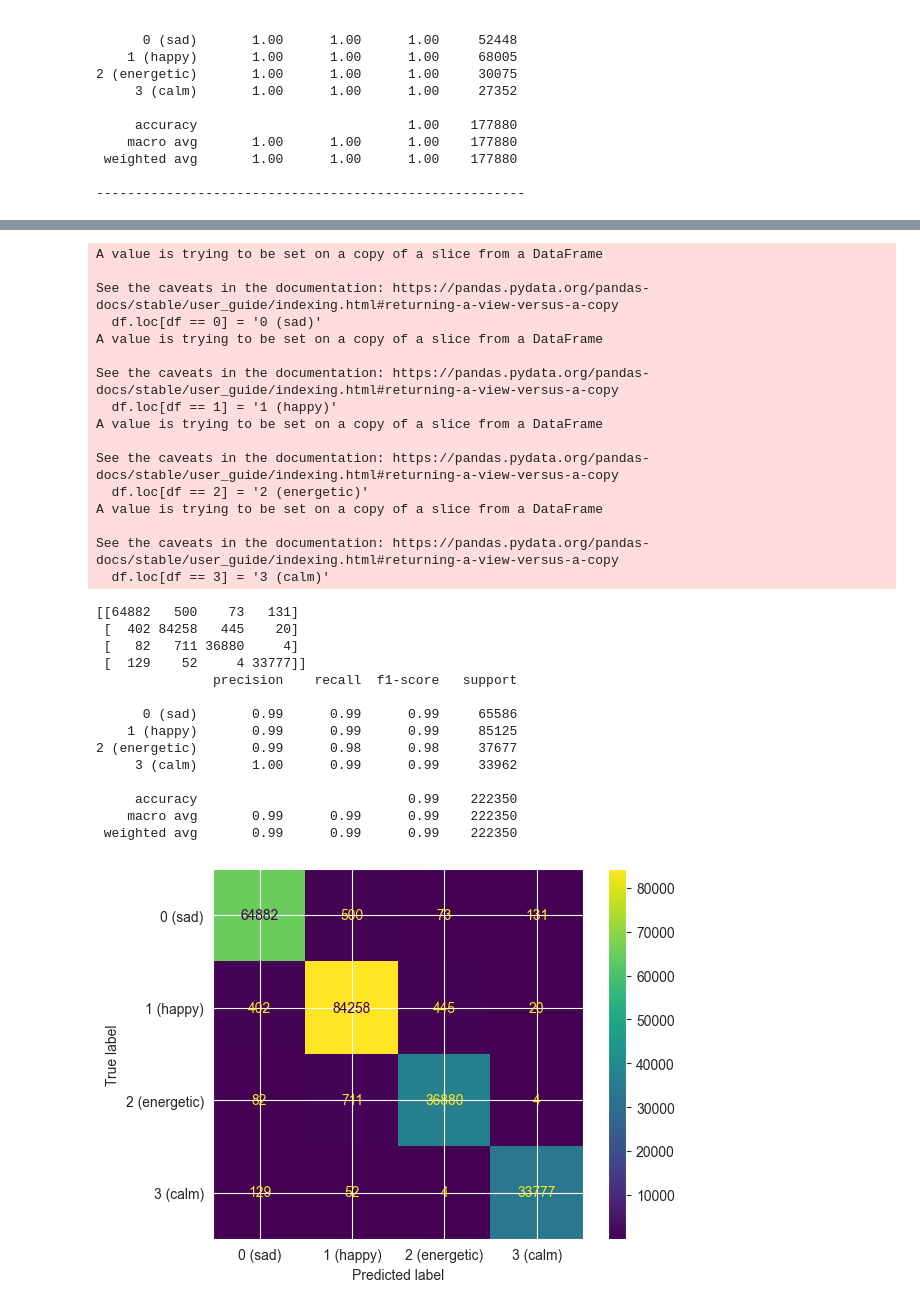
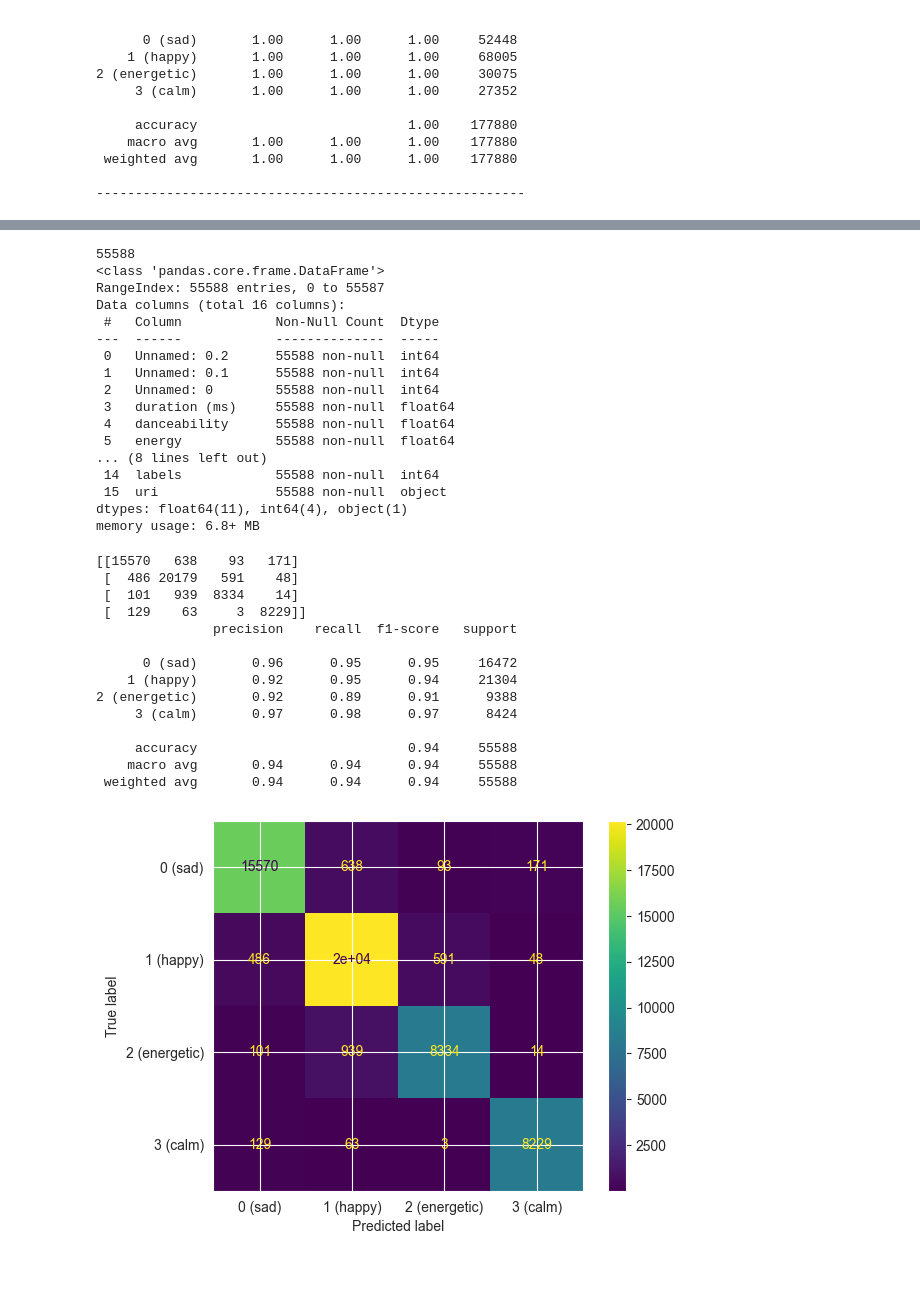
Before and after one commit to mr-perseus/ML-hacking-day, a Jupyter notebook: part-2-ml.ipynb, the cells around one changed output, grey strips where cells are left out. Drawn from its saved outputs; the diff is of its cells as text; code cells hidden in the pictures; blank space fills up the shorter version.

```diff
--- a/part-2-ml.ipynb
+++ b/part-2-ml.ipynb
@@ -440,56 +445,61 @@ TRAIN
+# %%
+spotify_data_test_original = pd.read_csv('data/278_labelled_uri_test.csv')
+
+spotify_data_test = spotify_data_test_original.copy()
+
+print(len(spotify_data_test))
+spotify_data_test.info()
+# %% [output]
+55588
+<class 'pandas.core.frame.DataFrame'>
+RangeIndex: 55588 entries, 0 to 55587
+Data columns (total 16 columns):
+ #   Column            Non-Null Count  Dtype
+---  ------            --------------  -----
+ 0   Unnamed: 0.2      55588 non-null  int64
+ 1   Unnamed: 0.1      55588 non-null  int64
+ 2   Unnamed: 0        55588 non-null  int64
+ 3   duration (ms)     55588 non-null  float64
+ 4   danceability      55588 non-null  float64
+ 5   energy            55588 non-null  float64
+... (8 lines left out)
+ 14  labels            55588 non-null  int64
+ 15  uri               55588 non-null  object
+dtypes: float64(11), int64(4), object(1)
+memory usage: 6.8+ MB
 # %%
-spotify_data_test_original = pd.read_csv(os.path.join('data', '278_labelled_uri_train.csv'))
-
-spotify_data_test = spotify_data_original.copy()
-
-spotify_data_test.loc[spotify_data_test['labels'] == 0, 'labels'] = '0 (sad)'
-spotify_data_test.loc[spotify_data_test['labels'] == 1, 'labels'] = '1 (happy)'
-spotify_data_test.loc[spotify_data_test['labels'] == 2, 'labels'] = '2 (energetic)'
-spotify_data_test.loc[spotify_data_test['labels'] == 3, 'labels'] = '3 (calm)'
+#spotify_data_test.loc[spotify_data_test['labels'] == 0, 'labels'] = '0 (sad)'
+#spotify_data_test.loc[spotify_data_test['labels'] == 1, 'labels'] = '1 (happy)'
+#spotify_data_test.loc[spotify_data_test['labels'] == 2, 'labels'] = '2 (energetic)'
+#spotify_data_test.loc[spotify_data_test['labels'] == 3, 'labels'] = '3 (calm)'
 
 X_val = spotify_data_test.drop('labels', axis=1)
 y_val = spotify_data_test['labels']
 
 rename_labels(y_val)
 X_val.drop(columns=["uri", "Unnamed: 0", "Unnamed: 0.1", "Unnamed: 0.2"], inplace=True)
 
 y_test_pred = random_forest_pipeline.predict(X_val)
 print(confusion_matrix(y_val, y_test_pred))
 print(classification_report(y_val, y_test_pred))
 ConfusionMatrixDisplay.from_predictions(y_val, y_test_pred)
 plt.show()
 # %% [output]
-A value is trying to be set on a copy of a slice from a DataFrame
+[[15570   638    93   171]
+ [  486 20179   591    48]
+ [  101   939  8334    14]
+ [  129    63     3  8229]]
+               precision    recall  f1-score   support
 
-See the caveats in the documentation: https://pandas.pydata.org/pandas-docs/stable/user_guide/indexing.html#returning-a-view-versus-a-copy
-  df.loc[df == 0] = '0 (sad)'
-A value is trying to be set on a copy of a slice from a DataFrame
+      0 (sad)       0.96      0.95      0.95     16472
+    1 (happy)       0.92      0.95      0.94     21304
+2 (energetic)       0.92      0.89      0.91      9388
+     3 (calm)       0.97      0.98      0.97      8424
 
-See the caveats in the documentation: https://pandas.pydata.org/pandas-docs/stable/user_guide/indexing.html#returning-a-view-versus-a-copy
-  df.loc[df == 1] = '1 (happy)'
-A value is trying to be set on a copy of a slice from a DataFrame
-
-See the caveats in the documentation: https://pandas.pydata.org/pandas-docs/stable/user_guide/indexing.html#returning-a-view-versus-a-copy
-  df.loc[df == 2] = '2 (energetic)'
-A value is trying to be set on a copy of a slice from a DataFrame
-
-See the caveats in the documentation: https://pandas.pydata.org/pandas-docs/stable/user_guide/indexing.html#returning-a-view-versus-a-copy
-  df.loc[df == 3] = '3 (calm)'
+     accuracy                           0.94     55588
+    macro avg       0.94      0.94      0.94     55588
+ weighted avg       0.94      0.94      0.94     55588
-[[64882   500    73   131]
- [  402 84258   445    20]
- [   82   711 36880     4]
- [  129    52     4 33777]]
-               precision    recall  f1-score   support
-
-      0 (sad)       0.99      0.99      0.99     65586
-    1 (happy)       0.99      0.99      0.99     85125
-2 (energetic)       0.99      0.98      0.98     37677
-     3 (calm)       1.00      0.99      0.99     33962
-
-     accuracy                           0.99    222350
-    macro avg       0.99      0.99      0.99    222350
- weighted avg       0.99      0.99      0.99    222350
-[figure, old version]
+[figure, new version]
 # %%
 print(random_forest_pipeline.score(X_val, y_val))
 # %% [output]
```
Also changed, not shown: parts of 3 cells of this notebook, 1 other file.
